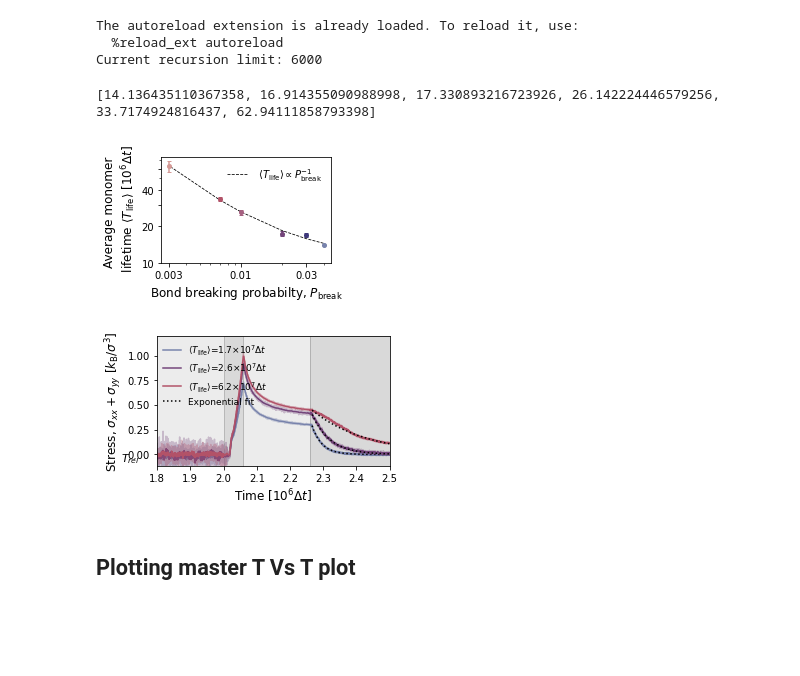
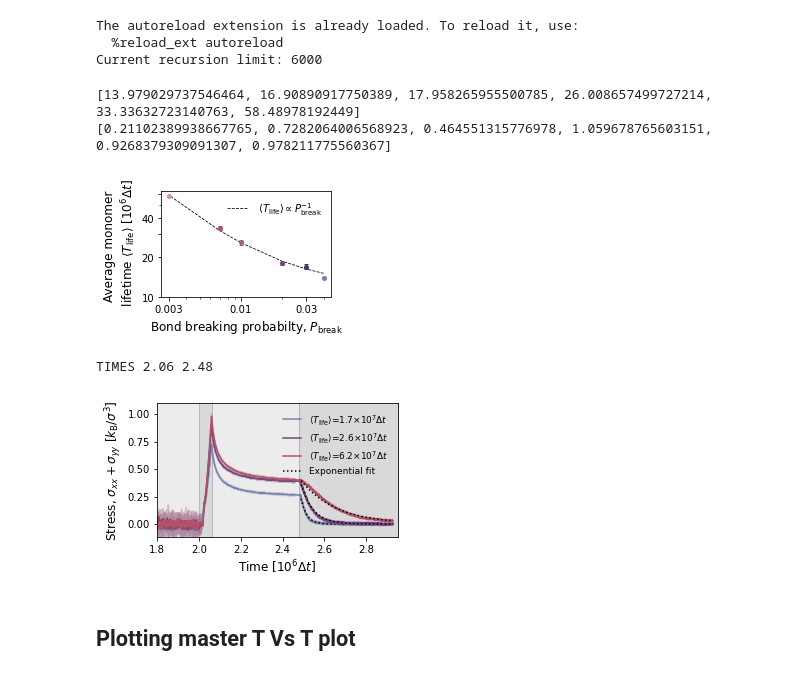
Before and after one commit to Billie1717/ColIVTurnover_Simulations, a Jupyter notebook: Data_and_Figures/Fig_Relaxation/NEWPlottingMasterTauAgainstTlife.ipynb, the cells around one changed output. Cells and saved outputs as stored; diff of their text form; code cells hidden in the pictures; blank space fills up the shorter version.

Commit message:
New stretch-relaxation time-series added and modified plotting scripts

```diff
--- a/Data_and_Figures/Fig_Relaxation/NEWPlottingMasterTauAgainstTlife.ipynb
+++ b/Data_and_Figures/Fig_Relaxation/NEWPlottingMasterTauAgainstTlife.ipynb
@@ -76,7 +76,7 @@ fig2,ax2 = plt.subplots(1,figsize = (3.5,2.3))
 f=3
 MP = "0.12 0.1 0.06 0.03 0.02 0.01".split() # ORIGINAL RANGE  0.12 0.1 0.06 0.03 0.02 0.01
 BP = "0.04 0.03 0.02 0.01 0.007 0.003".split() # ORIGINAL RANGE 0.04 0.03 0.02 0.01 0.007 0.003
-seeds= "1 3 5".split()
+seeds= "1 2 3".split()
 BPsV = [0.04,0.03,0.02,0.01,0.007,0.003]
 AvTmonlife = []
 StdTmonlife = []
@@ -98,7 +98,7 @@ for f in range(len(MP)):
         LargestComp_ = MonData.LargestComp
         Time,NumMons,RateMons,LargestComp =Time_.values,NumMons_.values,RateMons_.values,LargestComp_.values
         if len(Time)>0:
-            if Time[-1] >0.6e6:
+            if Time[-1] >1e6:
                 #for tt in range(len(Time)-1):
                 #    RateMons.append((NumMons[tt+1]-NumMons[tt])/(Time[tt+1]-Time[tt]))
                 AvNumMons = np.mean(NumMons[:]) #int(len(RateMons)/4)
@@ -125,6 +125,7 @@ ax2.set_xlabel("Bond breaking probabilty, $P_{\mathrm{break}}$",fontsize = 12)
 text = r" $ \langle T_{\mathrm{life}}\rangle \propto P_{\mathrm{break}}^{-1}$"
 #ax2.set_ylim([0,350])
 print(AvTmonlife)
+print(StdTmonlife)
 fig2.tight_layout()
 x1,y1 = np.array(np.divide(1,BPsV)),np.array(AvTmonlife)
 m1,b1 = np.polyfit(x1,y1,1)
@@ -144,18 +145,20 @@ plotname2 = "MonomerExchangeMasterNEW.pdf"
 fig2.savefig(plotsdir+plotname2)
 ##plotname = "Equilibration_quants.pdf"
 # %% [output]
-[14.136435110367358, 16.914355090988998, 17.330893216723926, 26.142224446579256, 33.7174924816437, 62.94111858793398]
+[13.979029737546464, 16.90890917750389, 17.958265955500785, 26.008657499727214, 33.33632723140763, 58.48978192449]
+[0.21102389938667765, 0.7282064006568923, 0.464551315776978, 1.059678765603151, 0.9268379309091307, 0.978211775560367]
-[figure, old version]
+[figure, new version]
 # %%
 fig,ax = plt.subplots(1,figsize = (4.3,2.7))
 
 
 xstretches = "102".split()
+xstretches = "76".split()
 MPs = "0.1 0.03 0.01".split()
 BPs = "0.03 0.01 0.003".split()
 
 lenT0 = 101222
-lenT1 = 3272
+lenT1 = int(3272*1.8)
 
 
 
@@ -164,7 +167,8 @@ t_Eq = (2000000*0.5)/timeFactor
 t_MT = (2000000*0.5)/timeFactor +t_Eq
 #endOfEq = 1509600
 t_strain = ((40000+20000)/timeFactor)+t_MT
-t_InitRel = 20000*10/timeFactor+t_strain
+t_InitRel = 20000*21/timeFactor+t_strain
+print("TIMES",t_strain,t_InitRel)
 #t_addmons = 1000/timeFactor +t_InitRel
 t_FulLRel = 1000000/timeFactor+t_InitRel
 
@@ -179,7 +183,7 @@ ax.fill_between([t_strain,t_InitRel],[LW,LW],[UP,UP],alpha = 0.15,color = 'grey'
 ax.fill_between([t_InitRel,t_FulLRel],[LW,LW],[UP,UP],alpha = 0.15,color = 'black')
 x=0
 ax.set_xlabel('Time [$10^{6}\Delta t$]',fontsize = 12)
-TmonAv = [1.7,2.6,6.2]
+TmonAv = [1.7,2.6,5.8]
 #Tmonstd = np.divide([3.571501191030219,5.480583457304206,13.19089058082929],10)
 mrks = [":","-","--"]
 alphs = [0.5,0.5,0.5]
@@ -188,7 +192,8 @@ Stdtaus = []
 Vol1 = 51*51*12
 Vol2 = (51+int(xstretches[x]))*(51+int(xstretches[x]))*12-Vol1
 for p in range(len(MPs)):
-    filename = 'stressdata_BP'+BPs[p]+'.dat'
+    filename = 'Stretch102/stressdata_BP'+BPs[p]+'_Xstr102.dat'
+    #filename = 'Stretch76/stressdata_BP'+BPs[p]+'_Xstr76.dat'
 
     StressData = pandas.read_csv(datadir+filename, header = 'infer',sep=' ')
     Time_ = StressData.Time
@@ -199,45 +204,46 @@ for p in range(len(MPs)):
     stressPostStretch = rollingAvRelax
     ax.plot(timePostStretch,stressPostStretch,color = 'black')
     phi_inf = 0
-    phi0 = stressPostStretch[10]
+    phi0 = stressPostStretch[5]
     phiTau = phi0/np.exp(1)
     tau = timePostStretch[intersection(stressPostStretch,phiTau)[0]]
     phiTheory = []
     for tt in range(len(timePostStretch)):
         t = timePostStretch[tt]
         phiTheory.append(phiform(phi0,phi_inf,tau,t))
 
     ax.plot(np.divide(Time,timeFactor),stressTotAv,color = ClrsRiciChosen[p],alpha =0.3)
     #print(len(stressTotAv))
     #ax.plot(np.divide(Time[lenT0+lenT1:],timeFactor),stressTotAv[lenT0+lenT1:],color = 'black',alpha =0.3)
-    N=50
+    N=30
     rollingAv = np.convolve(stressTotAv, np.ones(N)/N, mode='valid')
         #rollingAvY = np.convolve(stressY, np.ones(N)/N, mode='valid')
     timeAv = Time[int(N/2):-int(N/2-1)]
 
     ax.plot(np.divide(timeAv,timeFactor),rollingAv,color = ClrsRiciChosen[p],linestyle = '-',label = r'$\langle T_{\mathrm{life}}\rangle$='+str(TmonAv[p])+r'$\times10^7\Delta t$')
     if p==2:
         ax.plot(np.divide(np.add(timePostStretch,Time[lenT0+lenT1]),timeFactor),phiTheory,linestyle = ':',color = 'black',label = 'Exponential fit')
     else:
         ax.plot(np.divide(np.add(timePostStretch,Time[lenT0+lenT1]),timeFactor),phiTheory,linestyle = ':',color = 'black')
 
     tauAxis = np.add(np.divide(tau,timeFactor),t_InitRel)
     #print(t_strain)
     # if p==0:
     #     ax.plot([tauAxis,tauAxis],[-0.13,0.04],linestyle = '-.',color = 'black')
     # if p==1:
     #     ax.plot([tauAxis,tauAxis],[-0.13,0.09],linestyle = '-.',color = 'black')
     # if p==2:
     #     ax.plot([tauAxis,tauAxis],[-0.13,0.12],linestyle = '-.',color = 'black')
 text2 = r"$T_{rel}$"
-ax.text(1.69,-0.07,text2,color = 'black',fontsize = 11)
+#ax.text(1.69,-0.07,text2,color = 'black',fontsize = 11)
 ax.set_ylabel(r'Stress, $\sigma_{xx}+\sigma_{yy}~[k_{\mathrm{B}}/\sigma^{3}]$',fontsize = 12)
-ax.set_xlim([1.8,2.5])
-ax.set_ylim([-0.12,1.2])
-ax.legend(frameon=False,loc = [0.01,0.43],fontsize = 9)
+ax.set_xlim([1.8,2.95])
+ax.set_ylim([-0.12,1.1])
+ax.legend(frameon=False,loc = [0.51,0.43],fontsize = 9)
 fig.tight_layout()
 plotname = "Stress_relaxation.pdf"
-#fig.savefig(plotsdir + plotname)
+fig.savefig(plotsdir + plotname)
 # %% [output]
+TIMES 2.06 2.48
-[figure, old version]
+[figure, new version]
 # %%
```
Also changed, not shown: parts of 4 cells of this notebook, 42 other files.
